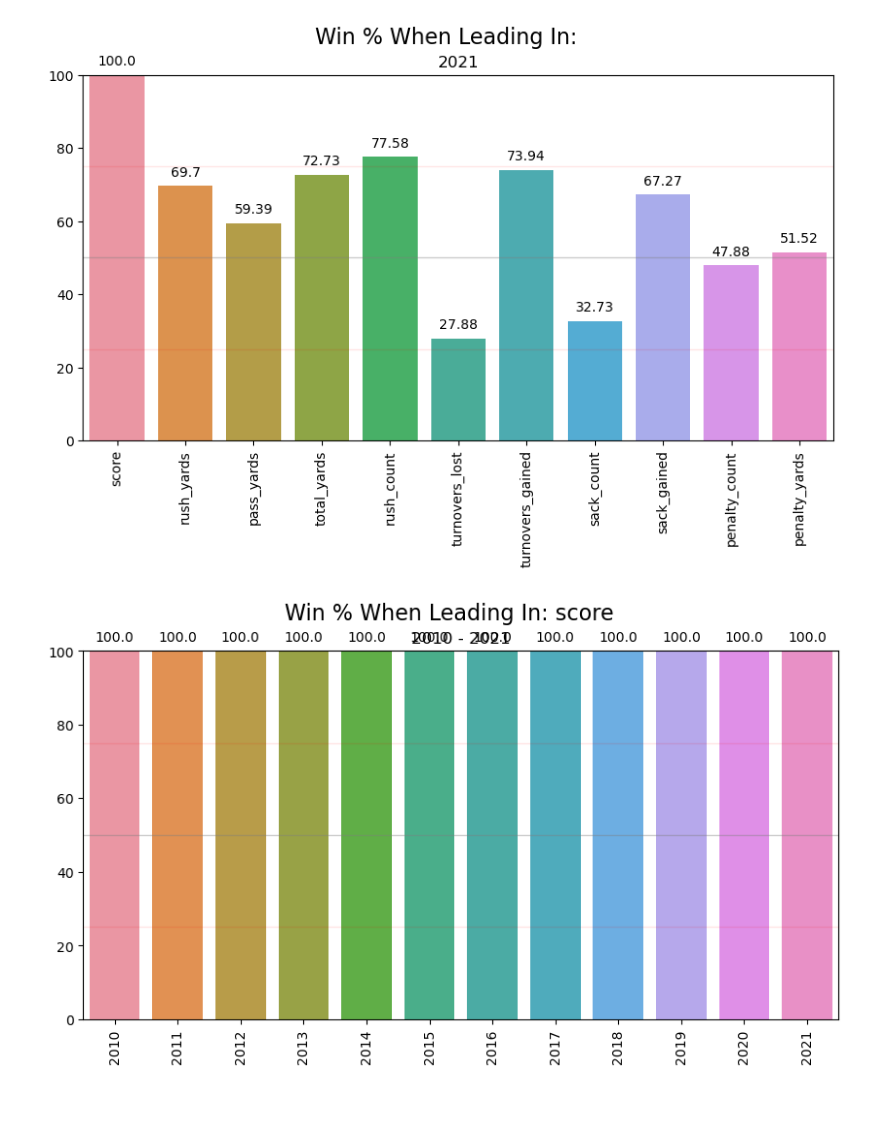
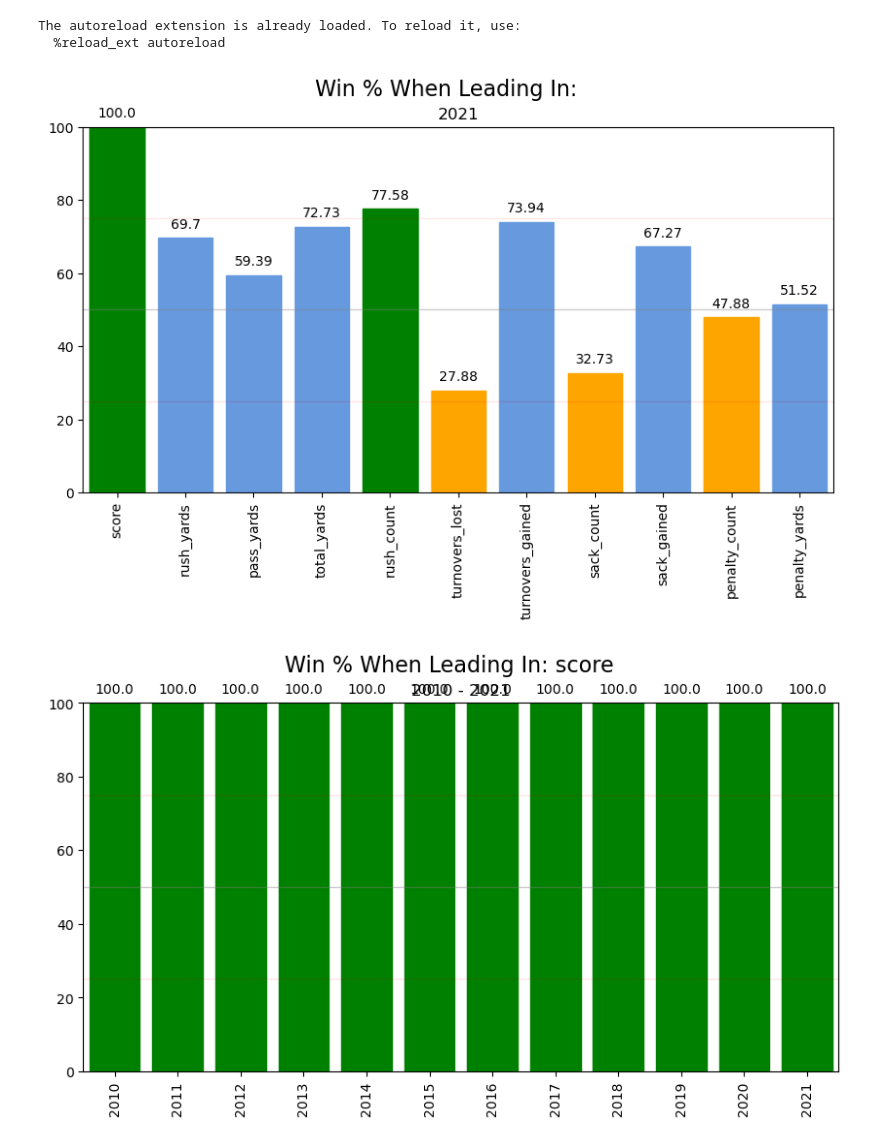
Before and after one commit to bladnman/footballing, a Jupyter notebook: notebooks/2.0.visualizations/perc_winning_team_lead_stat.ipynb, the cells around one changed output. Saved outputs shown, nothing was run; the diff lists cells and outputs as text; code cells hidden in the pictures; blank space fills up the shorter version.

```diff
--- a/notebooks/2.0.visualizations/perc_winning_team_lead_stat.ipynb
+++ b/notebooks/2.0.visualizations/perc_winning_team_lead_stat.ipynb
@@ -8,6 +8,13 @@ import numpy as np
 import seaborn as sns
 import matplotlib.pyplot as plt
 import matplotlib.patches as mpatches
+
+
+%load_ext autoreload
+%autoreload 2
+
+from utils.data_boss import DataBoss
+dboss = DataBoss()
 
 nfld = gu.NFL_Data()
 
@@ -33,7 +40,7 @@ def get_perc_winning_team_lead_field(df, field):
 
   return (len(wins_df) / len(df)) * 100
 
-def work_fields_by_year(df, fields):
+def work_fields_by_year(df, fields, color_fn=guplot.get_bar_color_25_50_75):
   for field in fields:
     data = {}
 
@@ -52,9 +59,9 @@ def work_fields_by_year(df, fields):
     suptitle = f'Win % When Leading In: {field}'
 
     pdf = pd.DataFrame(data)
-    guplot.bar_percent_plot(pdf, suptitle=suptitle, title=title)
+    guplot.bar_percent_plot_v2(pdf, suptitle=suptitle, title=title, color_fn=color_fn)
 
-def work_fields(df, fields):
+def work_fields(df, fields, color_fn=guplot.get_bar_color_25_50_75):
   data = {}
   for field in fields:
     data[field] = get_perc_winning_team_lead_field(df, field)
@@ -64,33 +71,35 @@ def work_fields(df, fields):
   min_year = df['year'].min()
   max_year = df['year'].max()
 
   if min_year == max_year:
     title = f'{min_year}'
   else:
     title = f'{min_year} - {max_year}'
 
   suptitle = 'Win % When Leading In:'
 
   pdf = pd.DataFrame(data)
-  guplot.bar_percent_plot(pdf, suptitle=suptitle, title=title)
+  guplot.bar_percent_plot_v2(pdf, suptitle=suptitle, title=title, color_fn=color_fn)
 
 ### CREATE ALL VIZ
 fields = [
     'score',
     'rush_yards',
     'pass_yards',
     'total_yards',
     'rush_count',
     'turnovers_lost',
     'turnovers_gained',
     'sack_count',
     'sack_gained',
     'penalty_count',
     'penalty_yards',
   ]
 games_df = nfld.data_by_game()
 work_fields(gu.get_year(games_df, 2021), fields)
 work_fields_by_year(games_df, fields)
 # %% [output]
+The autoreload extension is already loaded. To reload it, use:
+  %reload_ext autoreload
-[figure, old version]
+[figure, new version]
-[figure, old version]
+[figure, new version]
```
Also changed, not shown: parts of 1 cell of this notebook, 4 other files.
